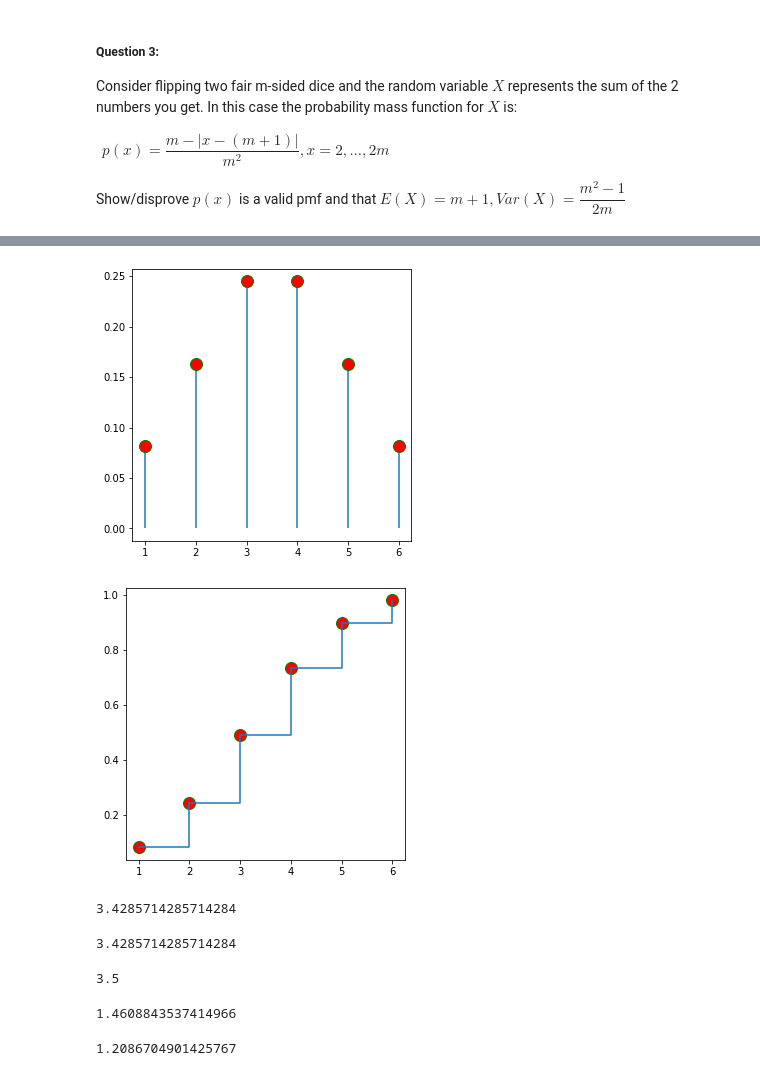
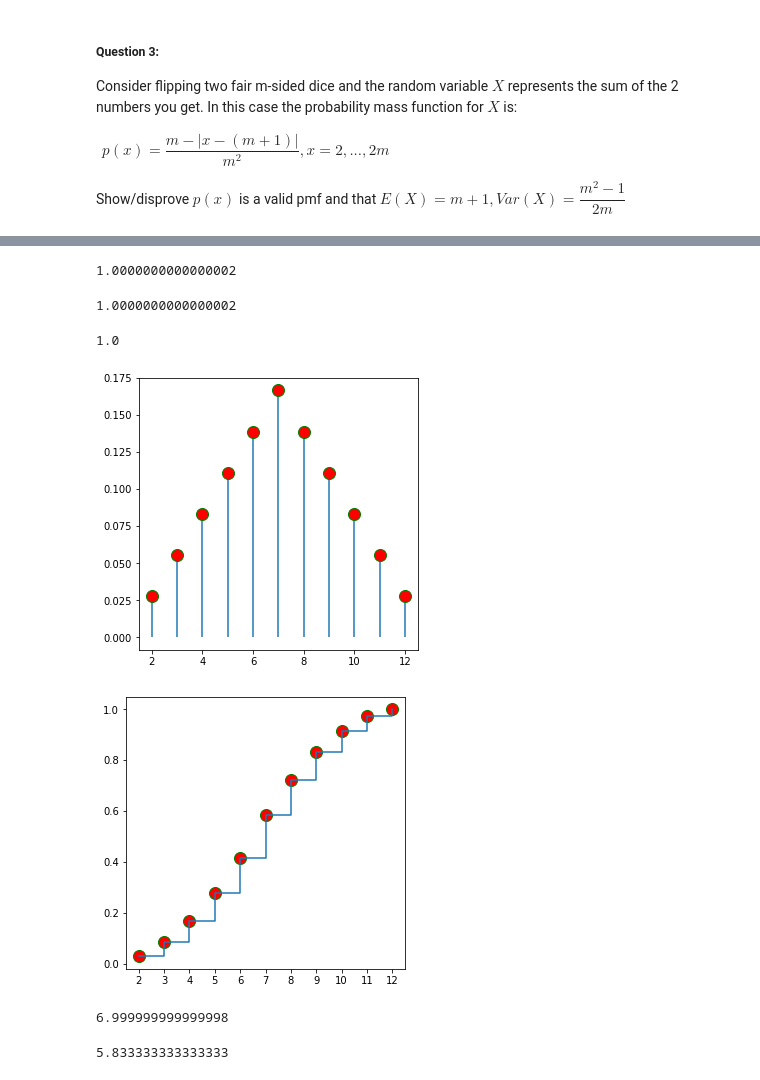
Before and after one commit to cullinap/dev, a Jupyter notebook: stevens/probability/HW1.ipynb, the cells around one changed output, grey strips where cells are left out. Drawn from its saved outputs; the diff is of its cells as text; code cells hidden in the pictures.

```diff
--- a/stevens/probability/HW1.ipynb
+++ b/stevens/probability/HW1.ipynb
@@ -265,30 +354,44 @@ Show/disprove $p(x)$ is a valid pmf and that $E(X) = m + 1, Var(X) = \dfrac{m^2-
 # %%
 # x represents sum of numbers you get
 # m is sides of dice
+
 def pmf(x,m):
     p_x = (m - abs(x-(m+1)))/m**2
     return p_x
 
 def output_pmf(m):
+    x = m*2
     P = []
 
-    for i in range(2,m+1):
-        P.append(pmf(i,m/2))
+    for i in range(2,(x+1)):
+        P.append(pmf(i,x/2))
 
     return P
+# %%
+sum(output_pmf(6))
+# %% [output]
+1.0000000000000002
+# %%
+sum(output_pmf(10))
+# %% [output]
+1.0000000000000002
+# %%
+sum(output_pmf(21))
+# %% [output]
+1.0
 # %%
-p_x = output_pmf(7)
+p_x = output_pmf(6)
 die = list(range(1,7))
-dice_sum = [np.sum(i) for i in [x for x in product(die,repeat=1)]]
+dice_sum = [np.sum(i) for i in [x for x in product(die,repeat=2)]]
 dice_outcome = dict(Counter(dice_sum))
 cumulative_probs = np.cumsum(p_x)
 
 plt.figure(figsize=(5,5))
 plt.plot(list(dice_outcome), p_x, 'ro', ms=12, mec='g')
 plt.vlines(list(dice_outcome),0,p_x)
 plt.show()
 # %% [output]
-[figure, old version]
+[figure, new version]
 # %%
 plt.figure(figsize=(5,5))
 plt.plot(list(dice_outcome), cumulative_probs, 'ro', ms=12, mec='g')
@@ -296,26 +399,13 @@ plt.step(list(dice_outcome),cumulative_probs, where='post')
 plt.xticks(list(dice_outcome))
 plt.show()
 # %% [output]
-[figure, old version]
+[figure, new version]
 # %%
 expected_value = np.sum(np.multiply(list(dice_outcome),p_x))
 expected_value
 # %% [output]
-3.4285714285714284
+6.999999999999998
-# %%
-expected_value
-# %% [output]
-3.4285714285714284
-# %%
-7/2
-# %% [output]
-3.5
-# %%
-squared_diff = np.subtract(die, expected_value)**2
-variance = np.sum(squared_diff)/12; variance
-# %% [output]
-1.4608843537414966
-# %%
-std = np.sqrt(variance); std
-# %% [output]
-1.2086704901425767
+# %%
+np.var(dice_sum)
+# %% [output]
+5.833333333333333
```
Also changed, not shown: parts of 9 cells of this notebook.
